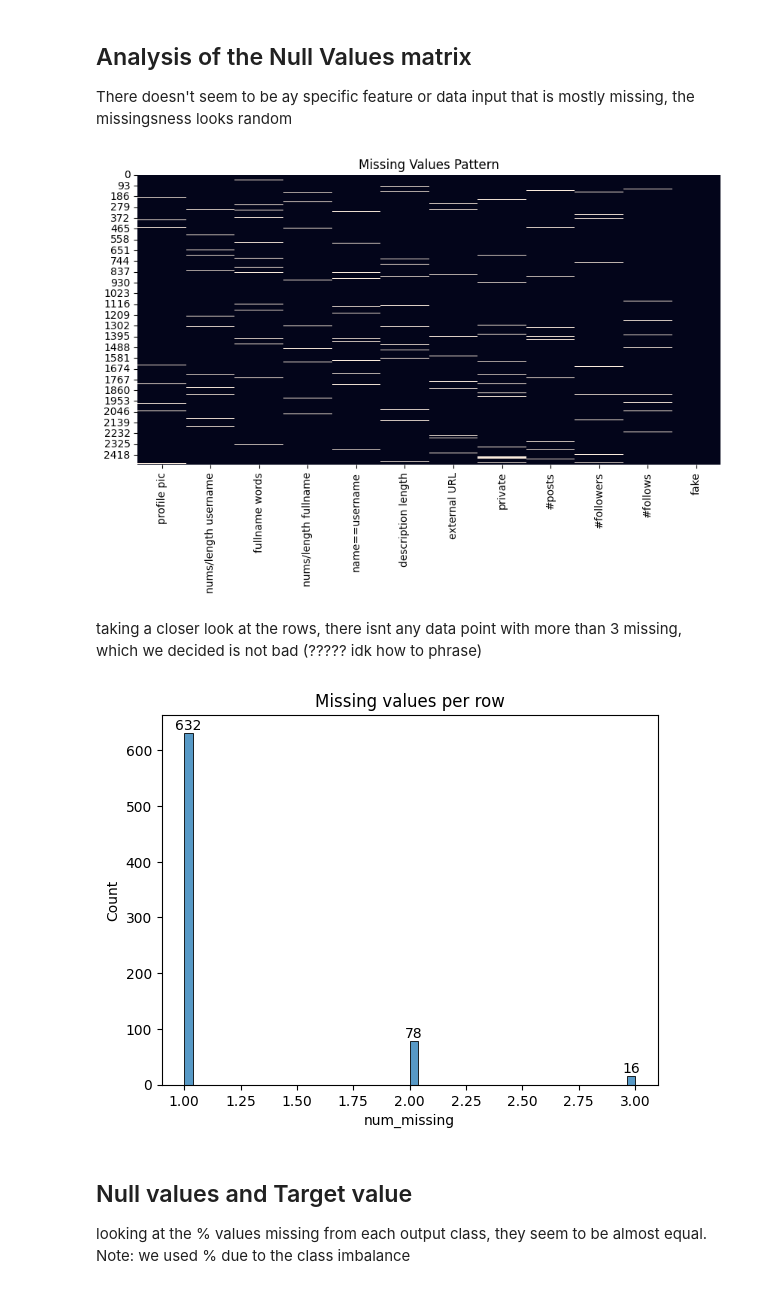
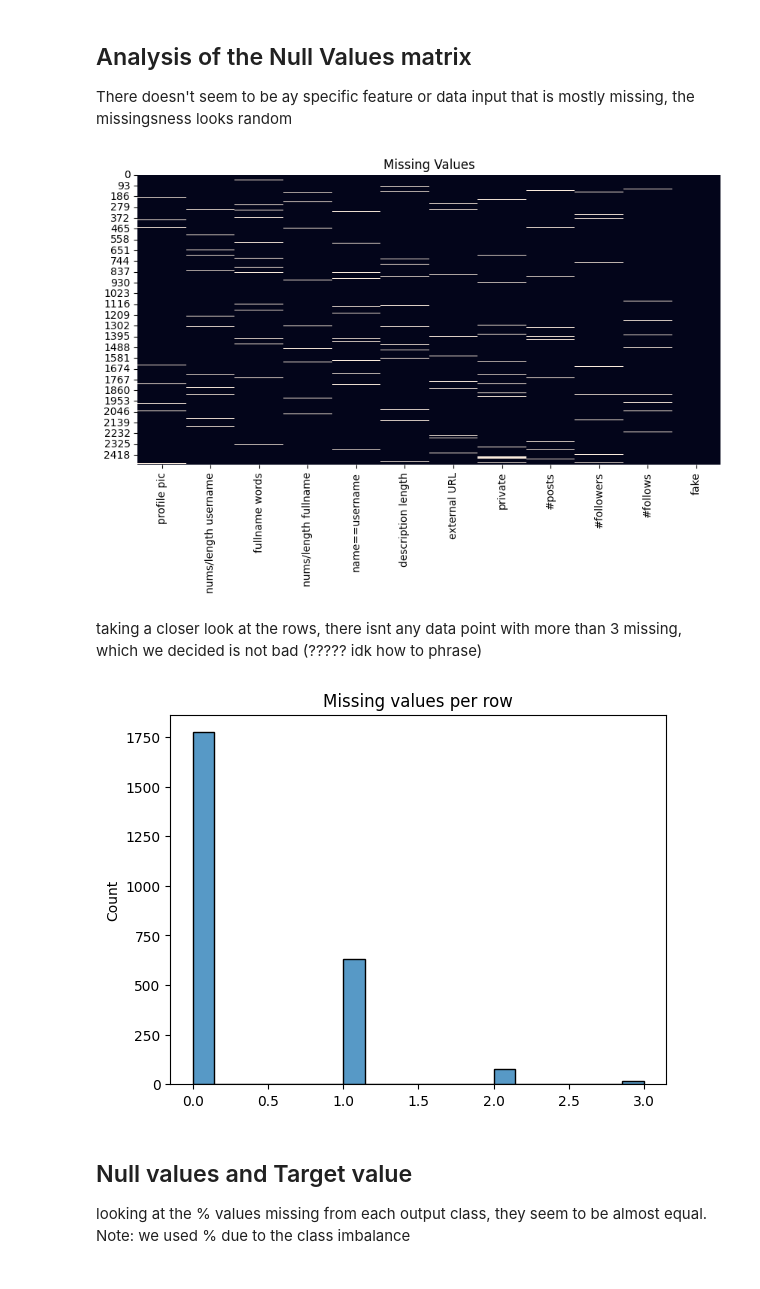
Before and after one commit to HindAlz/MLSD-project, a Jupyter notebook: Part_1/Part1_2_NullValues.ipynb, the cells around one changed output. Saved outputs shown, nothing was run; the diff lists cells and outputs as text; code cells hidden in the pictures.

```diff
--- a/Part_1/Part1_2_NullValues.ipynb
+++ b/Part_1/Part1_2_NullValues.ipynb
@@ -11,12 +11,15 @@ train=train.drop(columns=["Unnamed: 0"])
 # %%
 print("train % missing:\n")
 
-nulls = train.isnull().mean() * 100
+nulls = train.isnull()
+avgNulls = nulls.mean() * 100
 nulls = nulls[nulls > 0]
-nulls.sort_values(inplace=True, ascending=False)
+avgNulls = avgNulls[avgNulls > 0]
+columnsWithNulls = avgNulls.index
+avgNulls.sort_values(inplace=True, ascending=False)
 
 plt.figure()
-sns.barplot(y=nulls.index, x=nulls.values)
+sns.barplot(y=columnsWithNulls, x=avgNulls.values)
 
 plt.title("Percentage of Missing Values")
 plt.ylabel("Columns")
@@ -33,29 +36,21 @@ There doesn't seem to be ay specific feature or data input that is mostly missin
 # %%
 plt.figure(figsize=(10, 5))
 sns.heatmap(train.isnull(), cbar=False)
-plt.title("Missing Values Pattern")
+plt.title("Missing Values")
 plt.show()
 # %% [output]
-[figure, old version]
+[figure, new version]
 # %% [markdown]
 taking a closer look at the rows, there isnt any data point with more than 3 missing, which we decided is not bad (????? idk how to phrase)
 # %%
-ax = sns.histplot(train["num_missing"])
+
+ax = sns.histplot(nulls.sum(axis=1))
 
 plt.title("Missing values per row")
 
-for p in ax.patches:
-    if p.get_height() > 0:
-        ax.annotate(
-            f"{int(p.get_height())}",
-            (p.get_x() + p.get_width()/2, p.get_height()),
-            ha="center",
-            va="bottom"
-        )
-
 plt.show()
 # %% [output]
-[figure, old version]
+[figure, new version]
 # %% [markdown]
 ## Null values and Target value
 
```
Also changed, not shown: parts of 3 cells of this notebook, 1 other file.
